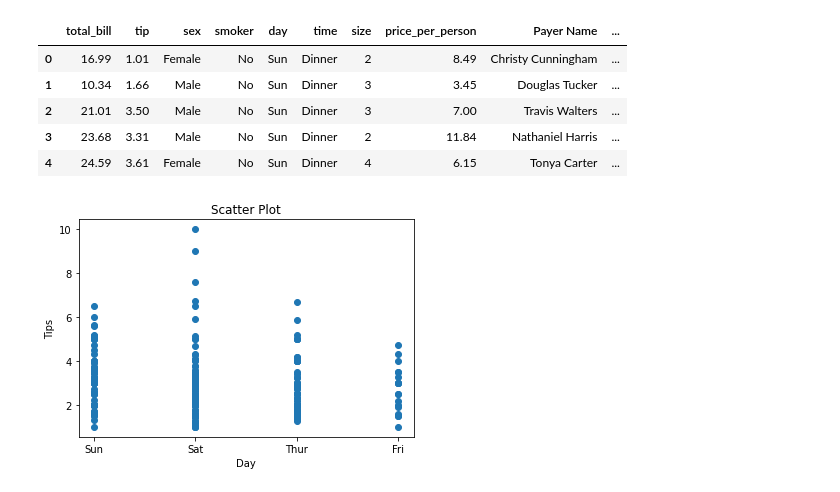
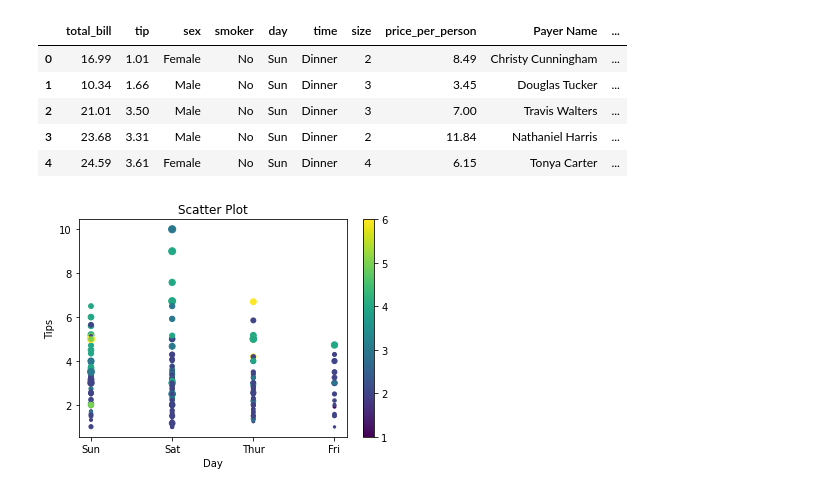
Before and after one commit to PRANAV40/Data_Visulization, a Jupyter notebook: Data_Visualization.ipynb, the cells around one changed output. Drawn from its saved outputs; the diff is of its cells as text; code cells hidden in the pictures.

```diff
--- a/Data_Visualization.ipynb
+++ b/Data_Visualization.ipynb
@@ -24,11 +24,13 @@ data.head()
 | 3 | 23.68 | 3.31 | Male | No | Sun | Dinner | 2 | 11.84 | Nathaniel Harris | ... |
 | 4 | 24.59 | 3.61 | Female | No | Sun | Dinner | 4 | 6.15 | Tonya Carter | ... |
 # %%
-plt.scatter(data['day'],data['tip'])
+plt.scatter(data['day'],data['tip'],c = data['size'], s = data['total_bill'])
 plt.title("Scatter Plot")
 plt.xlabel("Day")
 plt.ylabel("Tips")
 
+plt.colorbar()
+
 plt.show()
 # %% [output]
-[figure, old version]
+[figure, new version]
```
